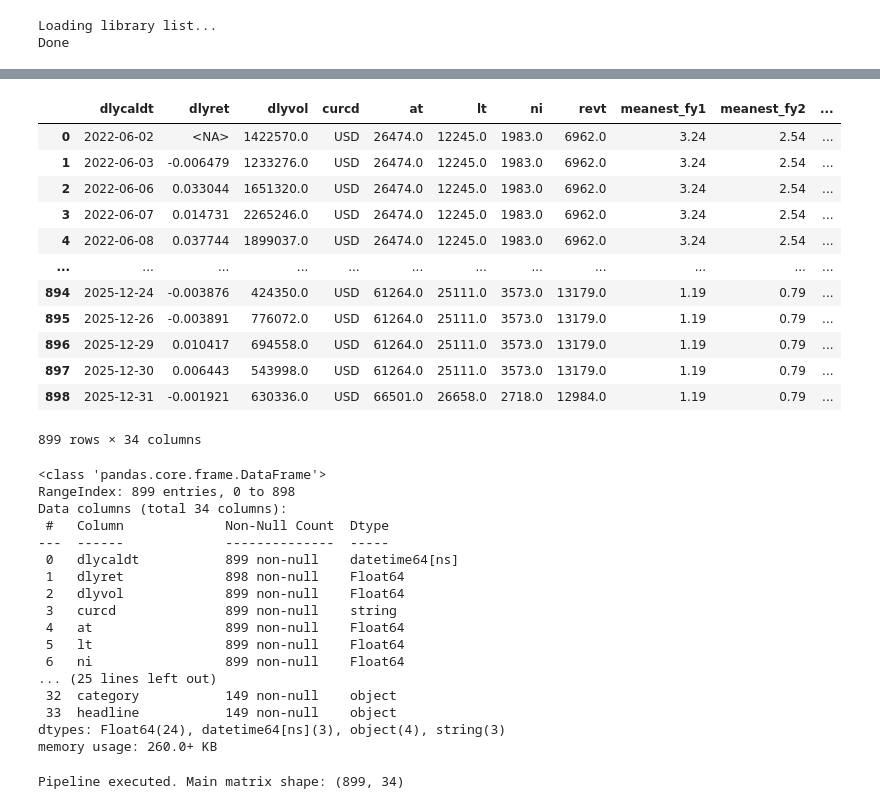
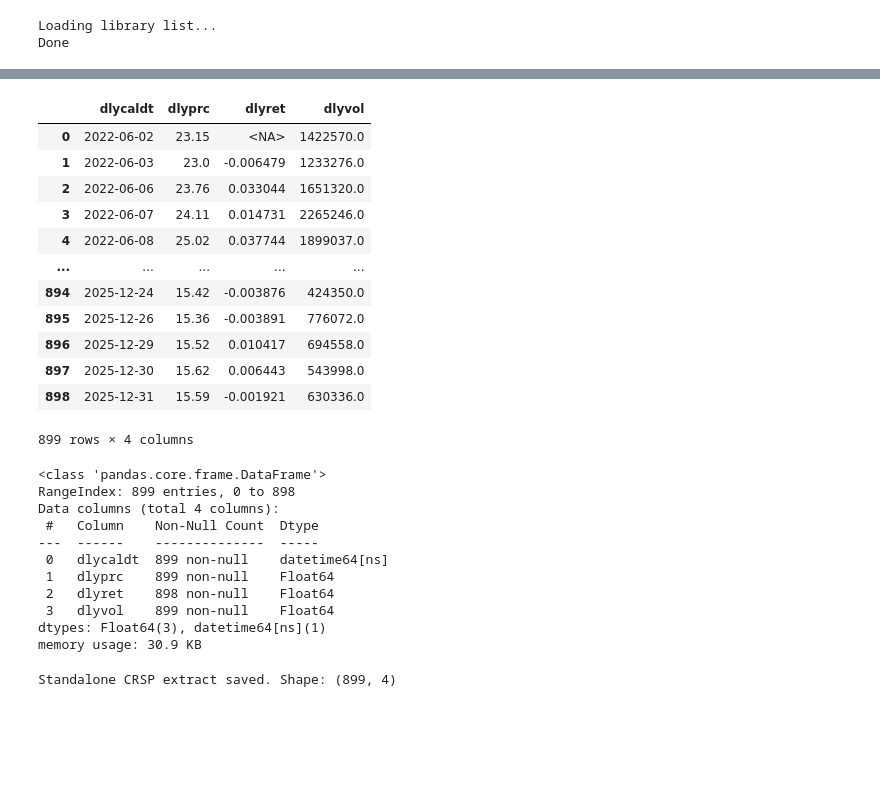
Before and after one commit to ZacKienzle2/SIGStockPitch, a Jupyter notebook: notebooks/data.ipynb, the cells around one changed output, grey strips where cells are left out. Drawn from its saved outputs; the diff is of its cells as text; code cells hidden in the pictures; blank space fills up the shorter version.

Commit message:
feat(data): refresh CRSP inputs and feature matrix

```diff
--- a/notebooks/data.ipynb
+++ b/notebooks/data.ipynb
@@ -72,9 +72,16 @@ def g_ibs_int(d: wrds.Connection, t: str) -> pd.DataFrame:
     return d.raw_sql(q, params={'t': t}, date_cols=['statpers', 'fpedats'])
 
 def g_crs(d: wrds.Connection, p: int, s: str, e: str) -> pd.DataFrame:
-    """Retrieves daily stock data from CRSP Version 2 using PERMNO."""
-    q = f"SELECT dlycaldt, dlyret, dlyvol FROM crsp.dsf_v2 WHERE permno = {p} AND dlycaldt >= '{s}' AND dlycaldt <= '{e}' ORDER BY dlycaldt ASC"
-    return d.raw_sql(q, date_cols=['dlycaldt'])
+    """Retrieves daily stock price, return, and volume from CRSP Version 2 using PERMNO."""
+    q = """SELECT dlycaldt,
+                  ABS(dlyprc) AS dlyprc,
+                  dlyret, dlyvol
+           FROM crsp.dsf_v2
+           WHERE permno = %(p)s
+             AND dlycaldt >= %(s)s
+             AND dlycaldt <= %(e)s
+           ORDER BY dlycaldt ASC"""
+    return d.raw_sql(q, params={'p': p, 's': s, 'e': e}, date_cols=['dlycaldt'])
 
 def g_evt(d: wrds.Connection, c: str) -> pd.DataFrame:
     """Retrieves self-describing key developments from Capital IQ.
@@ -276,39 +296,33 @@ df_main = b_pipe(df_cmp, df_ibs, df_crs, df_evt, df_ff, df_esg, df_bdx, df_shv,
 # %%
-df_main
+df_crs
 # %% [output]
-|  | dlycaldt | dlyret | dlyvol | curcd | at | lt | ni | revt | meanest_fy1 | meanest_fy2 | ... |
-| 0 | 2022-06-02 | <NA> | 1422570.0 | USD | 26474.0 | 12245.0 | 1983.0 | 6962.0 | 3.24 | 2.54 | ... |
-| 1 | 2022-06-03 | -0.006479 | 1233276.0 | USD | 26474.0 | 12245.0 | 1983.0 | 6962.0 | 3.24 | 2.54 | ... |
-| 2 | 2022-06-06 | 0.033044 | 1651320.0 | USD | 26474.0 | 12245.0 | 1983.0 | 6962.0 | 3.24 | 2.54 | ... |
-| 3 | 2022-06-07 | 0.014731 | 2265246.0 | USD | 26474.0 | 12245.0 | 1983.0 | 6962.0 | 3.24 | 2.54 | ... |
-| 4 | 2022-06-08 | 0.037744 | 1899037.0 | USD | 26474.0 | 12245.0 | 1983.0 | 6962.0 | 3.24 | 2.54 | ... |
-| ... | ... | ... | ... | ... | ... | ... | ... | ... | ... | ... | ... |
-| 894 | 2025-12-24 | -0.003876 | 424350.0 | USD | 61264.0 | 25111.0 | 3573.0 | 13179.0 | 1.19 | 0.79 | ... |
-| 895 | 2025-12-26 | -0.003891 | 776072.0 | USD | 61264.0 | 25111.0 | 3573.0 | 13179.0 | 1.19 | 0.79 | ... |
-| 896 | 2025-12-29 | 0.010417 | 694558.0 | USD | 61264.0 | 25111.0 | 3573.0 | 13179.0 | 1.19 | 0.79 | ... |
-| 897 | 2025-12-30 | 0.006443 | 543998.0 | USD | 61264.0 | 25111.0 | 3573.0 | 13179.0 | 1.19 | 0.79 | ... |
-| 898 | 2025-12-31 | -0.001921 | 630336.0 | USD | 66501.0 | 26658.0 | 2718.0 | 12984.0 | 1.19 | 0.79 | ... |
+|  | dlycaldt | dlyprc | dlyret | dlyvol |
+| 0 | 2022-06-02 | 23.15 | <NA> | 1422570.0 |
+| 1 | 2022-06-03 | 23.0 | -0.006479 | 1233276.0 |
+| 2 | 2022-06-06 | 23.76 | 0.033044 | 1651320.0 |
+| 3 | 2022-06-07 | 24.11 | 0.014731 | 2265246.0 |
+| 4 | 2022-06-08 | 25.02 | 0.037744 | 1899037.0 |
+| ... | ... | ... | ... | ... |
+| 894 | 2025-12-24 | 15.42 | -0.003876 | 424350.0 |
+| 895 | 2025-12-26 | 15.36 | -0.003891 | 776072.0 |
+| 896 | 2025-12-29 | 15.52 | 0.010417 | 694558.0 |
+| 897 | 2025-12-30 | 15.62 | 0.006443 | 543998.0 |
+| 898 | 2025-12-31 | 15.59 | -0.001921 | 630336.0 |
-899 rows × 34 columns
+899 rows × 4 columns
 # %%
-df_main.info()
+df_crs.info()
 # %% [output]
 <class 'pandas.core.frame.DataFrame'>
 RangeIndex: 899 entries, 0 to 898
-Data columns (total 34 columns):
- #   Column             Non-Null Count  Dtype
----  ------             --------------  -----
- 0   dlycaldt           899 non-null    datetime64[ns]
- 1   dlyret             898 non-null    Float64
- 2   dlyvol             899 non-null    Float64
- 3   curcd              899 non-null    string
- 4   at                 899 non-null    Float64
- 5   lt                 899 non-null    Float64
- 6   ni                 899 non-null    Float64
-... (25 lines left out)
- 32  category           149 non-null    object
- 33  headline           149 non-null    object
-dtypes: Float64(24), datetime64[ns](3), object(4), string(3)
-memory usage: 260.0+ KB
+Data columns (total 4 columns):
+ #   Column    Non-Null Count  Dtype
+---  ------    --------------  -----
+ 0   dlycaldt  899 non-null    datetime64[ns]
+ 1   dlyprc    899 non-null    Float64
+ 2   dlyret    898 non-null    Float64
+ 3   dlyvol    899 non-null    Float64
+dtypes: Float64(3), datetime64[ns](1)
+memory usage: 30.9 KB
 # %%
 def s_csv(d_m: Dict[str, pd.DataFrame], d_p: str = "../data") -> None:
     """Saves multiple DataFrames to CSV efficiently."""
@@ -319,19 +333,13 @@ def s_csv(d_m: Dict[str, pd.DataFrame], d_p: str = "../data") -> None:
             v.to_csv(p / f"{k}.csv", index=False, chunksize=100000)
 # %%
 d_out = {
-    "compustat_fundamentals": df_cmp,
-    "ibes_eps_summary": df_ibs,
     "crsp_daily_prices": df_crs,
-    "capitaliq_key_developments": df_evt,
-    "fama_french_5f_daily": df_ff,
-    "short_interest": df_shv,
-    "integrated_feature_matrix": df_main
 }
 
 s_csv(d_out)
-print(f"Pipeline executed. Main matrix shape: {df_main.shape}")
+print(f"Standalone CRSP extract saved. Shape: {df_crs.shape}")
 # %% [output]
-Pipeline executed. Main matrix shape: (899, 34)
+Standalone CRSP extract saved. Shape: (899, 4)
 # %%
 # import wrds
 # import pandas as pd
```
Also changed, not shown: parts of 10 cells of this notebook, 2 other files.
